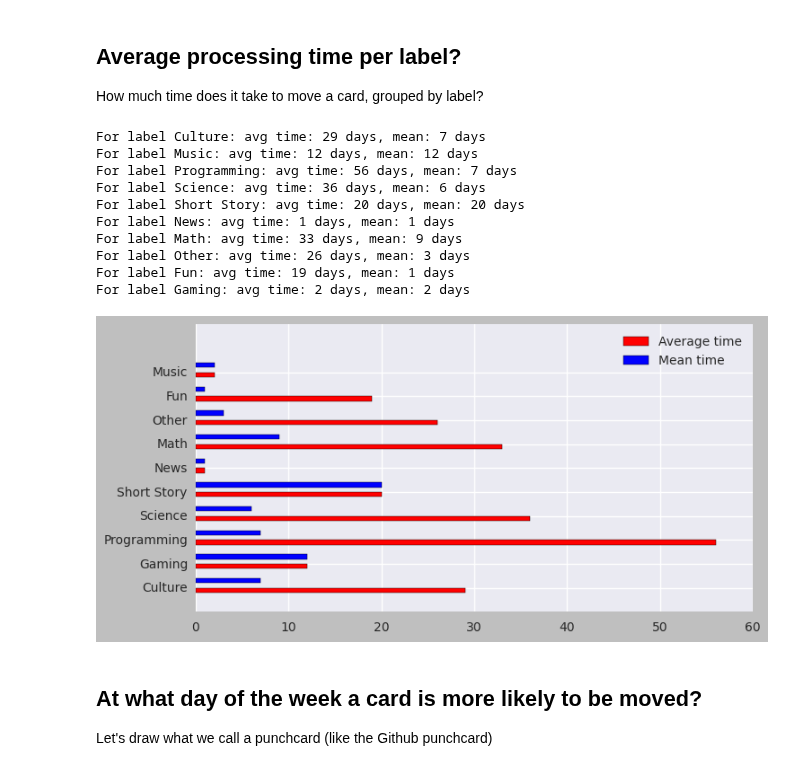
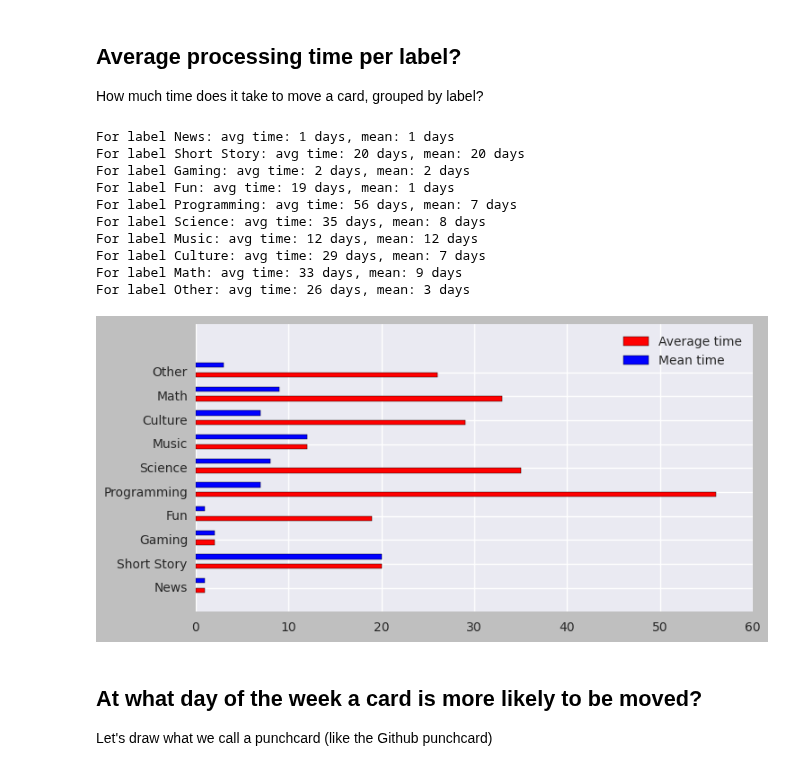
Before and after one commit to jtpio/data-playground, a Jupyter notebook: trello/personal-trello-stats.ipynb, the cells around one changed output. Saved outputs shown, nothing was run; the diff lists cells and outputs as text; code cells hidden in the pictures.

Commit message:
Fixed average time per label

```diff
--- a/trello/personal-trello-stats.ipynb
+++ b/trello/personal-trello-stats.ipynb
@@ -295,47 +295,43 @@ for label in labels_inv.keys():
     # Basically the same code as before
     dates_moved = { c['data']['card']['id']: parse_date(c['date'])
                        for c in moved_to_done
+                       # add one filter for the current tag
                        if label in labels_list_names(cards_indexed_by_id[c['data']['card']['id']]['labels'])}
 
     # Create a dictionary card_id -> date to track the date a card was created
     dates_created = {c['data']['card']['id']: parse_date(c['date']) for c in ls['To Read']['actions']
                      if 'card' in c['data']
                         and c['data']['card']['id'] in dates_moved.keys()
                         and c['type'] == 'createCard'
                     }
 
     # Calculate the difference in days, assuming date_moved > date_created
     times = [(d - dates_created[cid]).days for cid, d in dates_moved.items()]
 
-    standard_deviation = statistics.stdev(times) if len(times) > 1 else 0
-    variance = statistics.variance(times) if len(times) > 1 else 0
-    max_days = max(times)
-    min_days = min(times)
-
     average_time_per_label[label] = math.floor(statistics.mean(times))
     median_time_per_label[label] = math.floor(statistics.median(times))
 
 for label, time in average_time_per_label.items():
     print('For label ' + label + ': avg time: ' + str(time) + ' days, mean: ' + str(median_time_per_label[label]) + ' days')
 
 x = np.arange(len(labels_inv.keys()))-1
 averages = plt.barh(x-0.2, list(average_time_per_label.values()), label=['average', 'mean'], height=0.2, color='r')
 means = plt.barh(x+0.2, list(median_time_per_label.values()), height=0.2, color='b')
 plt.legend((averages, means), ('Average time', 'Mean time'))
-plt.yticks(x, list(label for label in labels_inv.keys()))
+plt.yticks(x, list(label for label in average_time_per_label.keys()))
 plt.show()
 # %% [output]
+For label News: avg time: 1 days, mean: 1 days
+For label Short Story: avg time: 20 days, mean: 20 days
+For label Gaming: avg time: 2 days, mean: 2 days
+For label Fun: avg time: 19 days, mean: 1 days
+For label Programming: avg time: 56 days, mean: 7 days
+For label Science: avg time: 35 days, mean: 8 days
+For label Music: avg time: 12 days, mean: 12 days
 For label Culture: avg time: 29 days, mean: 7 days
-For label Music: avg time: 12 days, mean: 12 days
-For label Programming: avg time: 56 days, mean: 7 days
-For label Science: avg time: 36 days, mean: 6 days
-For label Short Story: avg time: 20 days, mean: 20 days
-For label News: avg time: 1 days, mean: 1 days
 For label Math: avg time: 33 days, mean: 9 days
 For label Other: avg time: 26 days, mean: 3 days
-For label Fun: avg time: 19 days, mean: 1 days
-For label Gaming: avg time: 2 days, mean: 2 days
-[figure, old version]
+[figure, new version]
 # %% [markdown]
 ## At what day of the week a card is more likely to be moved?
 
```
Also changed, not shown: parts of 9 cells of this notebook.
